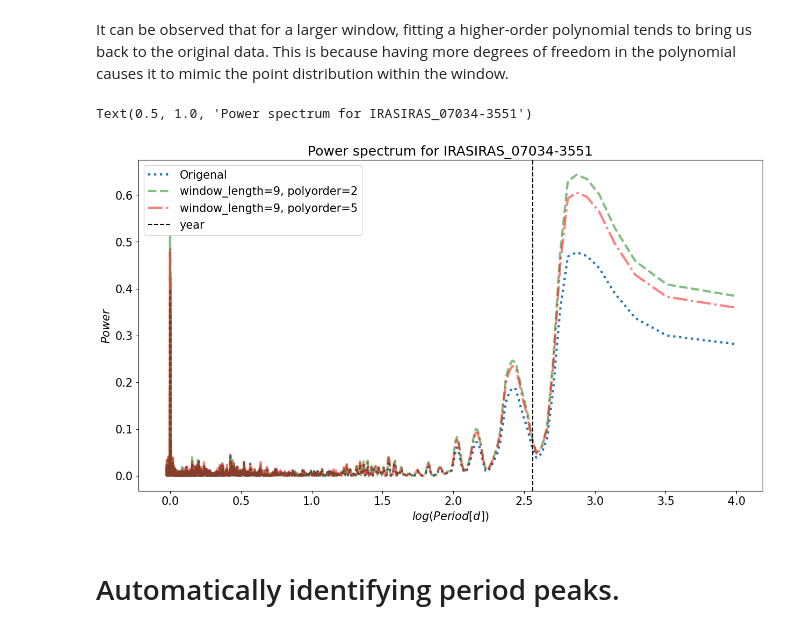
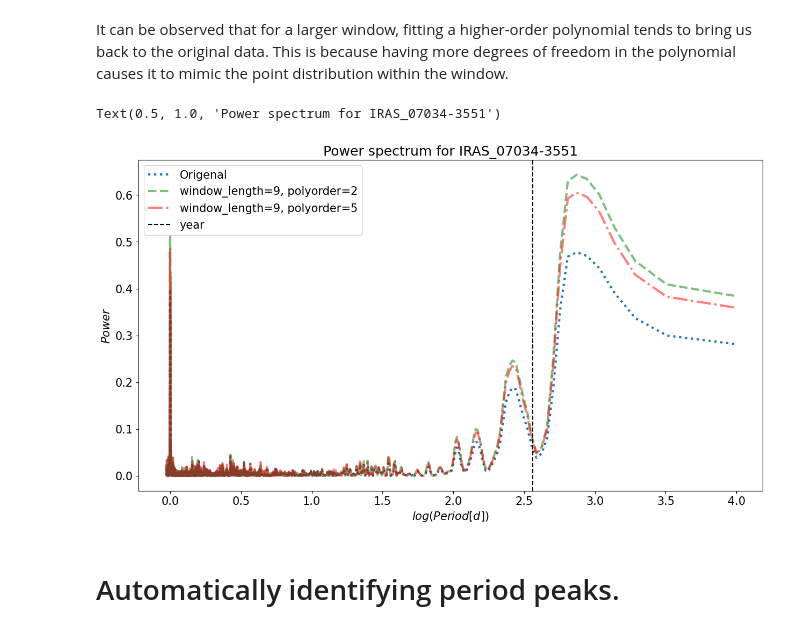
Before and after one commit to dawg-at-irya/Analysis_of_a_light_curve, a Jupyter notebook: Analysis_of_a_light_curve.ipynb, the cells around one changed output. Cells and saved outputs as stored; diff of their text form; code cells hidden in the pictures.

```diff
--- a/Analysis_of_a_light_curve.ipynb
+++ b/Analysis_of_a_light_curve.ipynb
@@ -168,22 +172,22 @@ It can be observed that for a larger window, fitting a higher-order polynomial t
 # %%
 ls_g = LombScargle(data['JD'],mag_smooth)
 freq_g_smo, power_g_smo = ls_g.autopower()
 ls_g = LombScargle(data['JD'],mag_smooth_2)
 freq_g_smo_2, power_g_smo_2 = ls_g.autopower()
 plt.rcParams.update({'font.size': 15})
 plt.figure(figsize=(15,8))
 plt.plot(np.log10(1/freq_g), power_g,linestyle=':',linewidth=3,label='Origenal')
 plt.plot(np.log10(1/freq_g_smo), power_g_smo,color='g',alpha=0.5,linestyle='--', linewidth=3,label='window_length=9, polyorder=2')
 plt.plot(np.log10(1/freq_g_smo_2), power_g_smo_2,color='red',alpha=0.5,linestyle='-.',linewidth=3,label='window_length=9, polyorder=5')
 plt.axvline(x=np.log10(365.25), color='k', linestyle='--',label='year')
 plt.legend()
 plt.ylabel(r"$Power$")
 plt.xlabel(r"$log(Period [d])$")
 plt.title('')
-plt.title('Power spectrum for IRAS' + stars_list[s])
+plt.title('Power spectrum for ' + stars_list[s])
 # %% [output]
-Text(0.5, 1.0, 'Power spectrum for IRASIRAS_07034-3551')
+Text(0.5, 1.0, 'Power spectrum for IRAS_07034-3551')
-[figure, old version]
+[figure, new version]
 # %% [markdown]
 # Automatically identifying period peaks.
 # %% [markdown]
```
Also changed, not shown: parts of 12 cells of this notebook.
